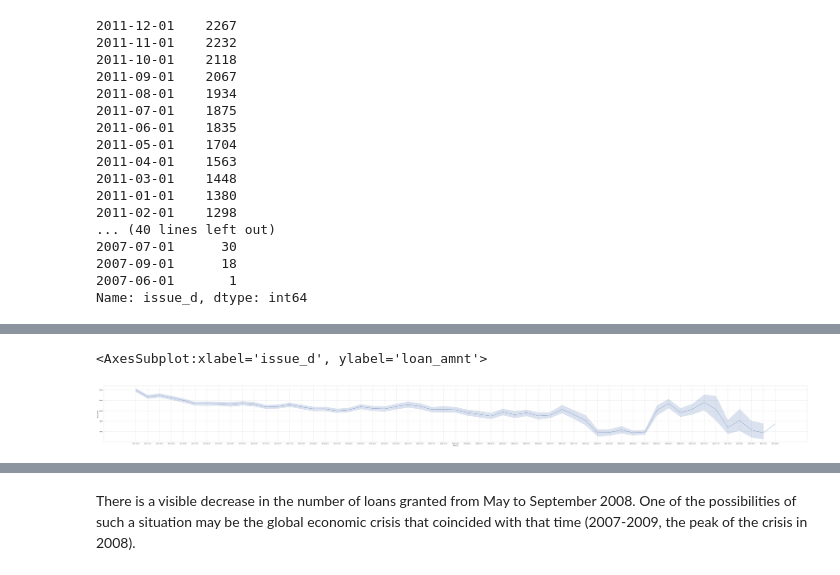
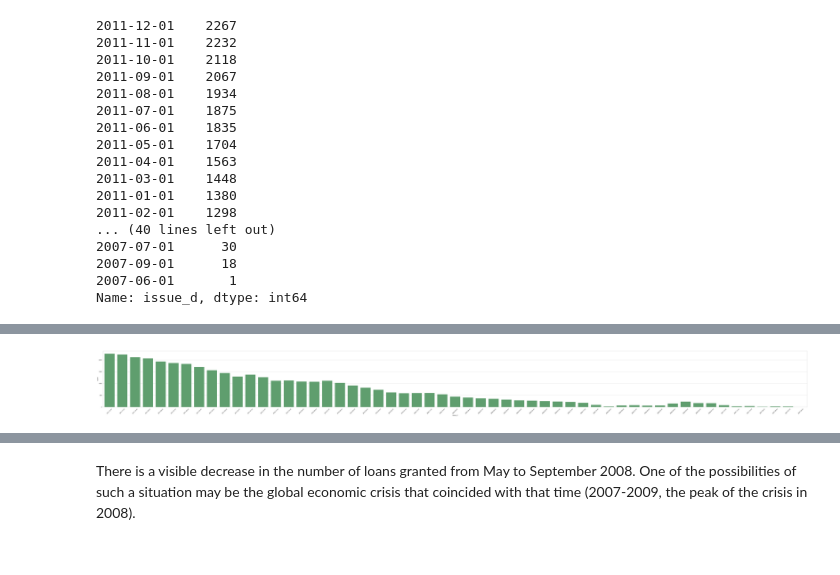
Before and after one commit to bartekwphd/Project_LC, a Jupyter notebook: Project part 2 - Exploratory Data Analysis.ipynb, the cells around one changed output, grey strips where cells are left out. Saved outputs shown, nothing was run; the diff lists cells and outputs as text; code cells hidden in the pictures.

```diff
--- a/Project part 2 - Exploratory Data Analysis.ipynb
+++ b/Project part 2 - Exploratory Data Analysis.ipynb
@@ -1175,7 +1171,8 @@ categorical_features(df, "issue_d")
-# %%
-plt.figure(figsize=(100,8))
-sns.lineplot(data=df, x="issue_d", y="loan_amnt")
-# Double click on the chart to zoom in
-# %% [output]
-<AxesSubplot:xlabel='issue_d', ylabel='loan_amnt'>
-[figure, removed]
+# %%
+plt.figure(figsize=(100,8))
+sns.countplot(data=df, x="issue_d", color='g')
+plt.xticks(rotation=45)
+plt.show()
+# Double click on the chart to zoom in
+# %% [output]
+[figure, added]
```
Also changed, not shown: parts of 7 cells of this notebook.
